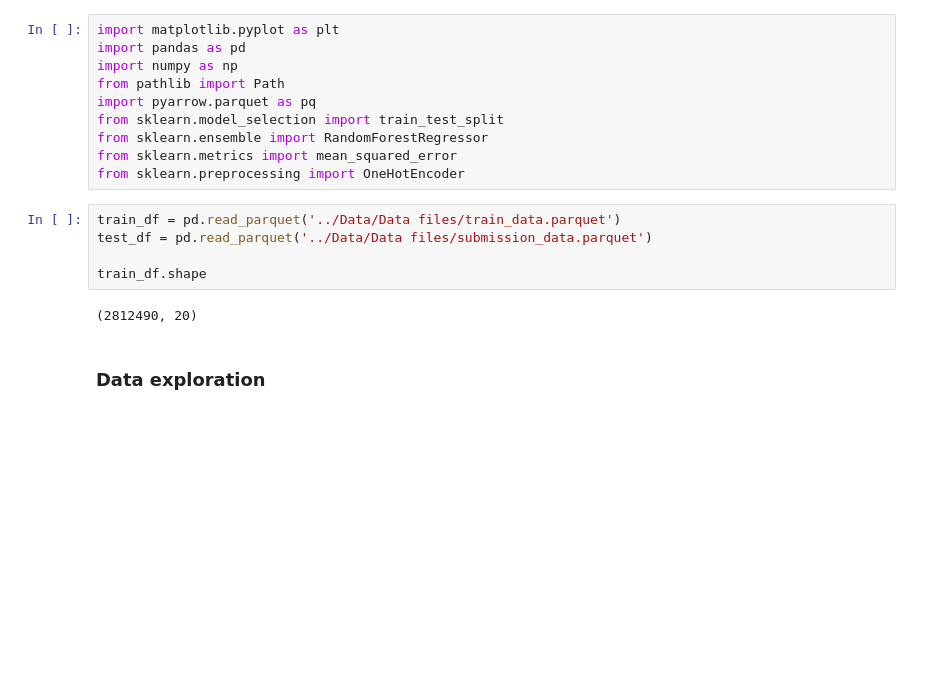
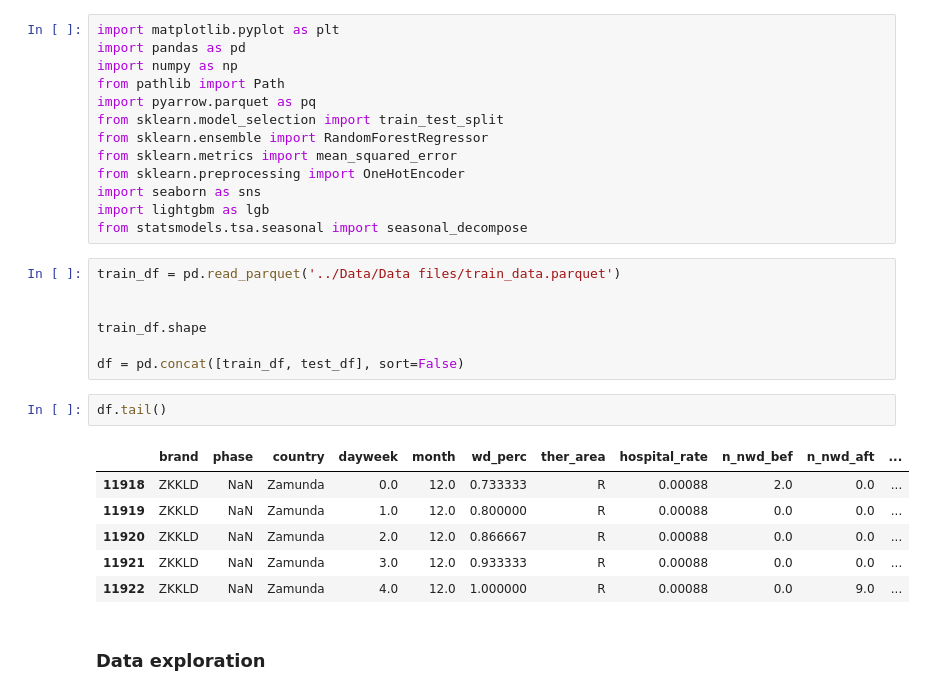
Before and after one commit to guimCC/Novartis_Datathon_2023, a Jupyter notebook: Scripts/data_lag.ipynb, the cells around one changed output. Saved outputs shown, nothing was run; the diff lists cells and outputs as text; blank space fills up the shorter version.

```diff
--- a/Scripts/data_lag.ipynb
+++ b/Scripts/data_lag.ipynb
@@ -8,13 +8,25 @@ from sklearn.model_selection import train_test_split
 from sklearn.ensemble import RandomForestRegressor
 from sklearn.metrics import mean_squared_error
 from sklearn.preprocessing import OneHotEncoder
+import seaborn as sns
+import lightgbm as lgb
+from statsmodels.tsa.seasonal import seasonal_decompose
 # %%
 train_df = pd.read_parquet('../Data/Data files/train_data.parquet')
-test_df = pd.read_parquet('../Data/Data files/submission_data.parquet')
+
 
 train_df.shape
+
+df = pd.concat([train_df, test_df], sort=False)
-# %% [output]
-(2812490, 20)
+# %%
+df.tail()
+# %% [output]
+|  | brand | phase | country | dayweek | month | wd_perc | ther_area | hospital_rate | n_nwd_bef | n_nwd_aft | ... |
+| 11918 | ZKKLD | NaN | Zamunda | 0.0 | 12.0 | 0.733333 | R | 0.00088 | 2.0 | 0.0 | ... |
+| 11919 | ZKKLD | NaN | Zamunda | 1.0 | 12.0 | 0.800000 | R | 0.00088 | 0.0 | 0.0 | ... |
+| 11920 | ZKKLD | NaN | Zamunda | 2.0 | 12.0 | 0.866667 | R | 0.00088 | 0.0 | 0.0 | ... |
+| 11921 | ZKKLD | NaN | Zamunda | 3.0 | 12.0 | 0.933333 | R | 0.00088 | 0.0 | 0.0 | ... |
+| 11922 | ZKKLD | NaN | Zamunda | 4.0 | 12.0 | 1.000000 | R | 0.00088 | 0.0 | 9.0 | ... |
 # %% [markdown]
 ### Data exploration
 # %%
```
Also changed, not shown: parts of 64 cells of this notebook.
